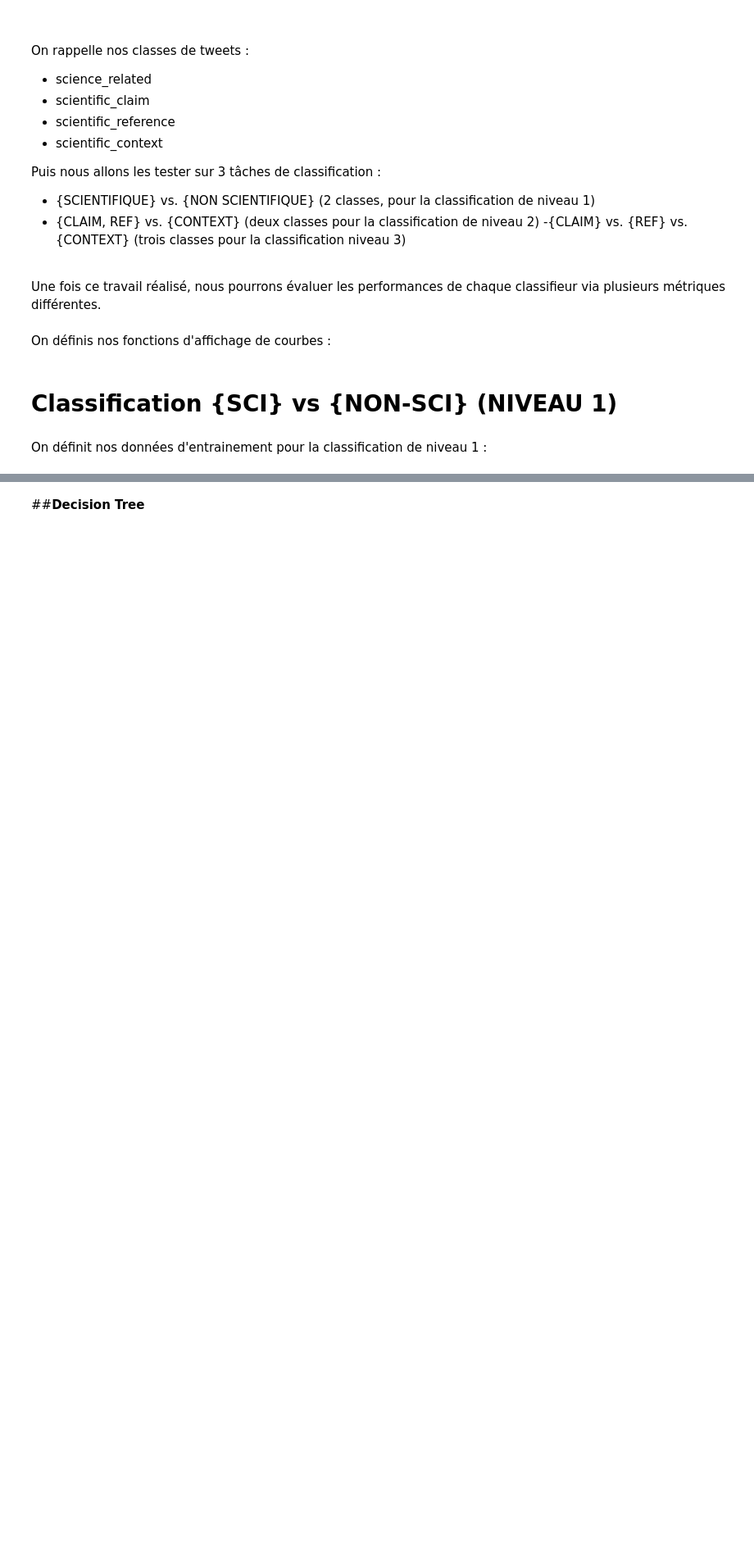
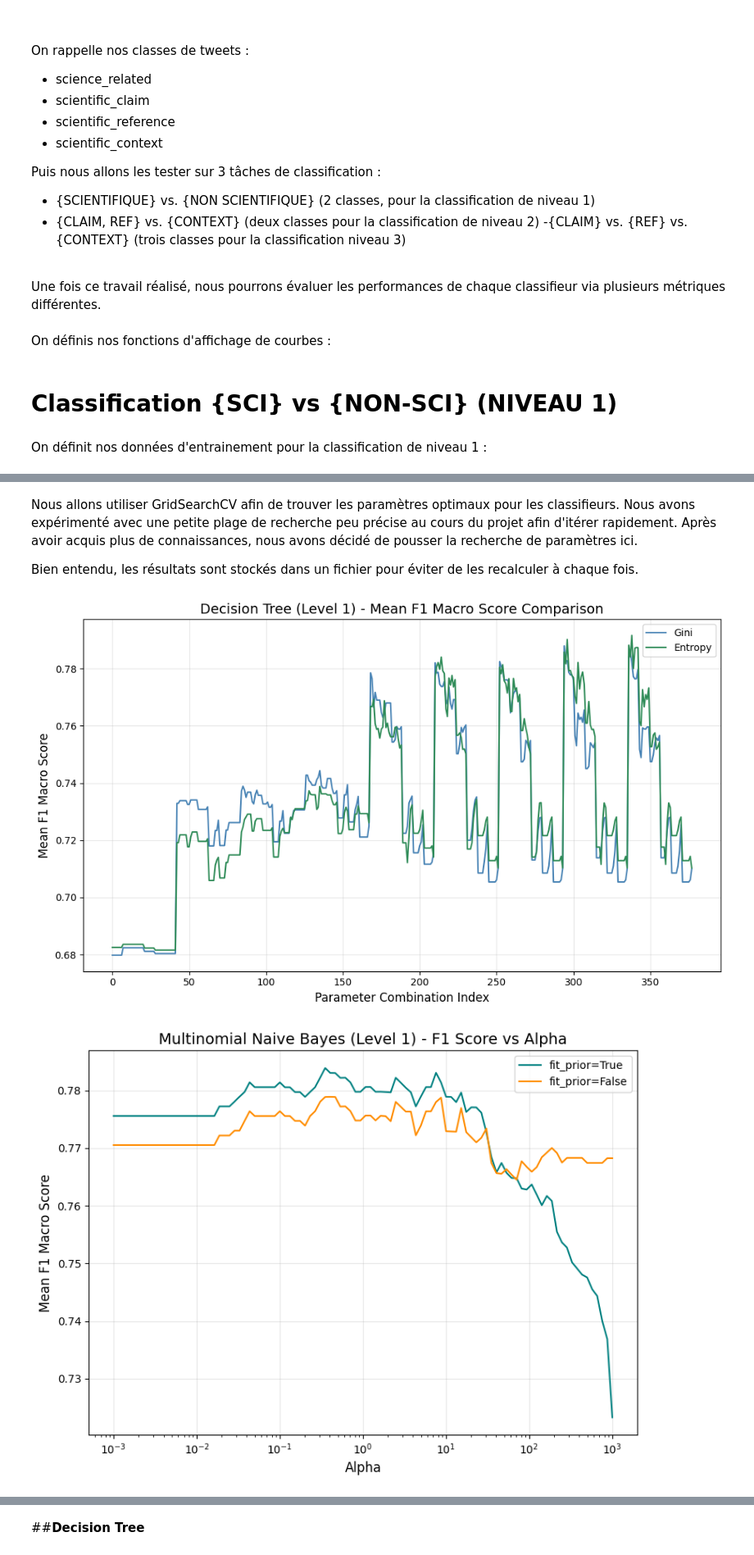
Before and after one commit to Akkuun/M1_IMAGINE_ML_Project, a Jupyter notebook: ML_Project_Group_8.ipynb, the cells around one changed output, grey strips where cells are left out. Shown at 82% size. Saved outputs shown, nothing was run; the diff lists cells and outputs as text; code cells hidden in the pictures; blank space fills up the shorter version.

```diff
--- a/ML_Project_Group_8.ipynb
+++ b/ML_Project_Group_8.ipynb
@@ -1105,0 +1117,4 @@ X_resampled, y_resampled = resampleData(X_train, y_train)
+# %% [markdown]
+Nous allons utiliser GridSearchCV afin de trouver les paramètres optimaux pour les classifieurs. Nous avons expérimenté avec une petite plage de recherche peu précise au cours du projet afin d'itérer rapidement. Après avoir acquis plus de connaissances, nous avons décidé de pousser la recherche de paramètres ici.
+
+Bien entendu, les résultats sont stockés dans un fichier pour éviter de les recalculer à chaque fois.
@@ -1105,0 +1273,6 @@ X_resampled, y_resampled = resampleData(X_train, y_train)
+# %%
+
+perform_gridsearch_and_plot(X_resampled, y_resampled, X_test, y_test, 1, "dataSet/lvl1_parameters.json")
+# %% [output]
+[figure, added]
+[figure, added]
```
Also changed, not shown: parts of 40 cells of this notebook.
